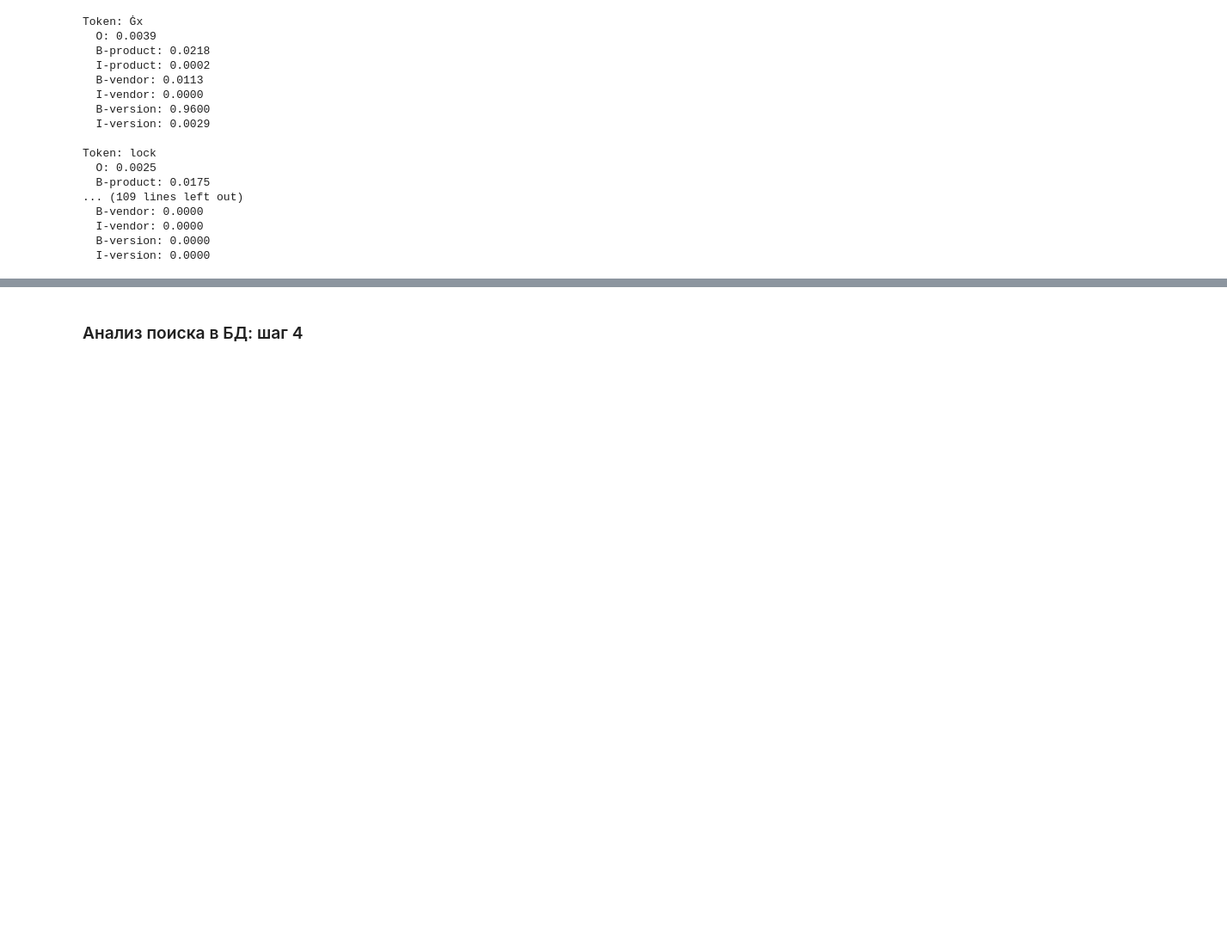
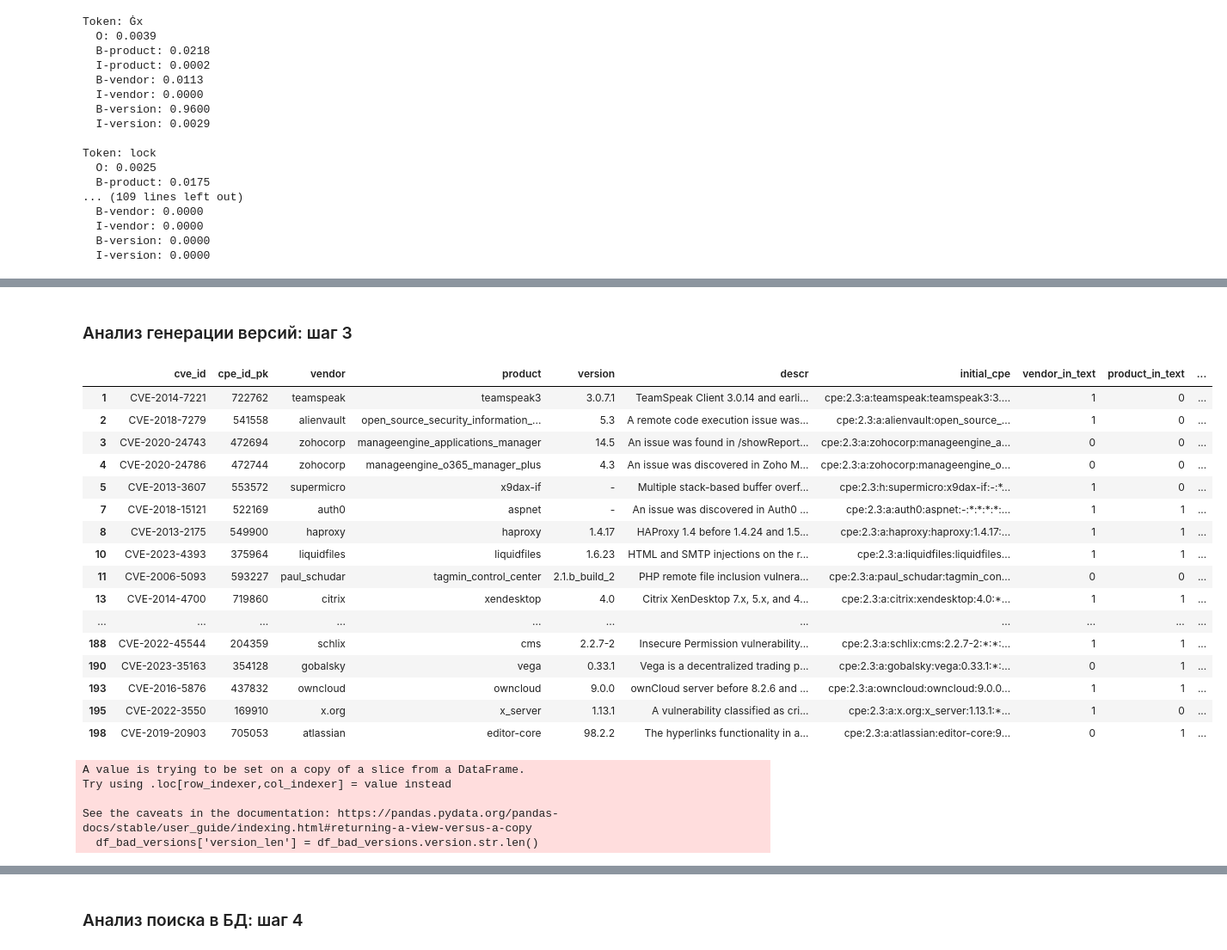
Before and after one commit to levshun/vulns_scanner, a Jupyter notebook: mikhail_code/notebooks/search_and_generate_cpe_using_ner.ipynb, the cells around one changed output, grey strips where cells are left out. Shown at 86% size. Saved outputs shown, nothing was run; the diff lists cells and outputs as text; code cells hidden in the pictures; blank space fills up the shorter version.

```diff
--- a/mikhail_code/notebooks/search_and_generate_cpe_using_ner.ipynb
+++ b/mikhail_code/notebooks/search_and_generate_cpe_using_ner.ipynb
@@ -931,0 +966,22 @@ df_test[df_test['cve_id'] == 'CVE-2024-20803']
+# %% [markdown]
+### Анализ генерации версий: шаг 3
+# %%
+df_test[df_test.true_version_in_predicted == 0]
+# %% [output]
+|  | cve_id | cpe_id_pk | vendor | product | version | descr | initial_cpe | vendor_in_text | product_in_text | ... |
+| 1 | CVE-2014-7221 | 722762 | teamspeak | teamspeak3 | 3.0.7.1 | TeamSpeak Client 3.0.14 and earli... | cpe:2.3:a:teamspeak:teamspeak3:3.... | 1 | 0 | ... |
+| 2 | CVE-2018-7279 | 541558 | alienvault | open_source_security_information_... | 5.3 | A remote code execution issue was... | cpe:2.3:a:alienvault:open_source_... | 1 | 0 | ... |
+| 3 | CVE-2020-24743 | 472694 | zohocorp | manageengine_applications_manager | 14.5 | An issue was found in /showReport... | cpe:2.3:a:zohocorp:manageengine_a... | 0 | 0 | ... |
+| 4 | CVE-2020-24786 | 472744 | zohocorp | manageengine_o365_manager_plus | 4.3 | An issue was discovered in Zoho M... | cpe:2.3:a:zohocorp:manageengine_o... | 0 | 0 | ... |
+| 5 | CVE-2013-3607 | 553572 | supermicro | x9dax-if | - | Multiple stack-based buffer overf... | cpe:2.3:h:supermicro:x9dax-if:-:*... | 1 | 0 | ... |
+| 7 | CVE-2018-15121 | 522169 | auth0 | aspnet | - | An issue was discovered in Auth0 ... | cpe:2.3:a:auth0:aspnet:-:*:*:*:*:... | 1 | 1 | ... |
+| 8 | CVE-2013-2175 | 549900 | haproxy | haproxy | 1.4.17 | HAProxy 1.4 before 1.4.24 and 1.5... | cpe:2.3:a:haproxy:haproxy:1.4.17:... | 1 | 1 | ... |
+| 10 | CVE-2023-4393 | 375964 | liquidfiles | liquidfiles | 1.6.23 | HTML and SMTP injections on the r... | cpe:2.3:a:liquidfiles:liquidfiles... | 1 | 1 | ... |
+| 11 | CVE-2006-5093 | 593227 | paul_schudar | tagmin_control_center | 2.1.b_build_2 | PHP remote file inclusion vulnera... | cpe:2.3:a:paul_schudar:tagmin_con... | 0 | 0 | ... |
+| 13 | CVE-2014-4700 | 719860 | citrix | xendesktop | 4.0 | Citrix XenDesktop 7.x, 5.x, and 4... | cpe:2.3:a:citrix:xendesktop:4.0:*... | 1 | 1 | ... |
+| ... | ... | ... | ... | ... | ... | ... | ... | ... | ... | ... |
+| 188 | CVE-2022-45544 | 204359 | schlix | cms | 2.2.7-2 | Insecure Permission vulnerability... | cpe:2.3:a:schlix:cms:2.2.7-2:*:*:... | 1 | 1 | ... |
+| 190 | CVE-2023-35163 | 354128 | gobalsky | vega | 0.33.1 | Vega is a decentralized trading p... | cpe:2.3:a:gobalsky:vega:0.33.1:*:... | 0 | 1 | ... |
+| 193 | CVE-2016-5876 | 437832 | owncloud | owncloud | 9.0.0 | ownCloud server before 8.2.6 and ... | cpe:2.3:a:owncloud:owncloud:9.0.0... | 1 | 1 | ... |
+| 195 | CVE-2022-3550 | 169910 | x.org | x_server | 1.13.1 | A vulnerability classified as cri... | cpe:2.3:a:x.org:x_server:1.13.1:*... | 1 | 0 | ... |
+| 198 | CVE-2019-20903 | 705053 | atlassian | editor-core | 98.2.2 | The hyperlinks functionality in a... | cpe:2.3:a:atlassian:editor-core:9... | 0 | 1 | ... |
@@ -931,0 +990,8 @@ df_test[df_test['cve_id'] == 'CVE-2024-20803']
+# %%
+df_bad_versions['version_len'] = df_bad_versions.version.str.len()
+# %% [output]
+A value is trying to be set on a copy of a slice from a DataFrame.
+Try using .loc[row_indexer,col_indexer] = value instead
+
+See the caveats in the documentation: https://pandas.pydata.org/pandas-docs/stable/user_guide/indexing.html#returning-a-view-versus-a-copy
+  df_bad_versions['version_len'] = df_bad_versions.version.str.len()
```
Also changed, not shown: parts of 27 cells of this notebook, 3 other files.
